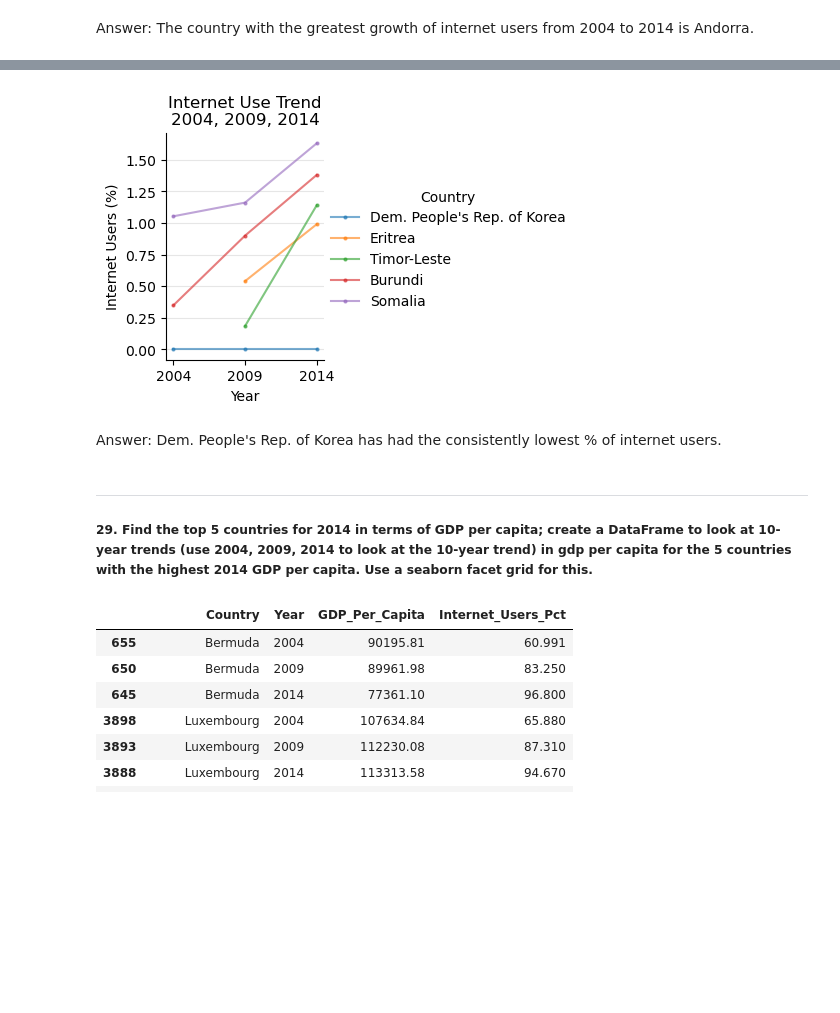
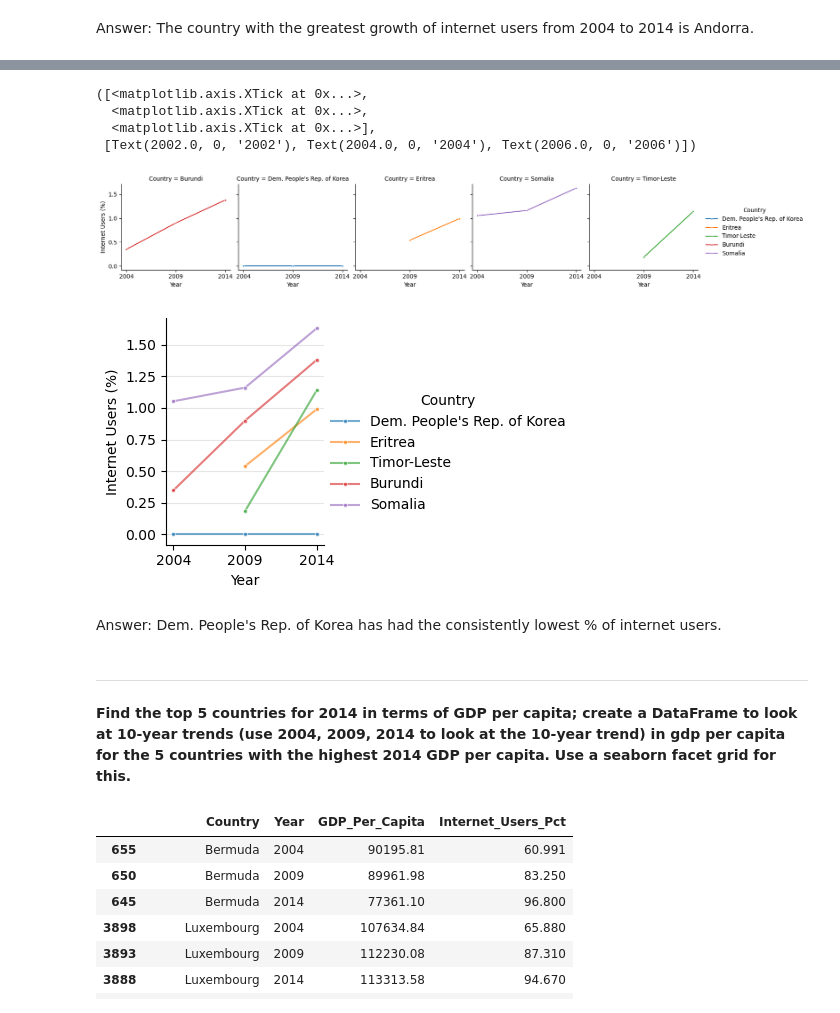
Before and after one commit to NSS-Full-Time-Data-Analytics-8/un_project-rkkocheran, a Jupyter notebook: notebooks/UN_project.ipynb, the cells around one changed output, grey strips where cells are left out. Cells and saved outputs as stored; diff of their text form; code cells hidden in the pictures; blank space fills up the shorter version.

```diff
--- a/notebooks/UN_project.ipynb
+++ b/notebooks/UN_project.ipynb
@@ -16,2 +15,4 @@ import seaborn as sns
 # %%
-gdp_df = pd.read_csv('../data/gdp_percapita.csv')
+gdp_df = pd.read_csv('../data/gdp_percapita.csv', nrows = 7176)
+print('\ngdp_df has', gdp_df.shape[0], 'rows and', gdp_df.shape[1], 'columns.')
+gdp_df
@@ -220,2 +210,3 @@ gdp_and_internet_use.tail(5)
 # %%
-gdp_and_internet_subset = gdp_and_internet_use.loc[gdp_and_internet_use['Year'].isin([2004, 2009, 2014])]
+gi_subset = gdp_and_internet_use.loc[gdp_and_internet_use['Year'].isin([2004, 2009, 2014])]
+gi_subset
@@ -244,4 +231,5 @@ gdp_and_internet_subset
 # %%
-gdp_internet_2004 = gdp_and_internet_subset.loc[(gdp_and_internet_subset['Year'] == 2004)]
-gdp_internet_2009 = gdp_and_internet_subset.loc[(gdp_and_internet_subset['Year'] == 2009)]
-gdp_internet_2014 = gdp_and_internet_subset.loc[(gdp_and_internet_subset['Year'] == 2014)]
+gi_2004 = gi_subset.loc[gi_subset['Year'] == 2004]
+gi_2009 = gi_subset.loc[gi_subset['Year'] == 2009]
+gi_2014 = gi_subset.loc[gi_subset['Year'] == 2014]
+gi_2004
@@ -493,5 +481,5 @@ gdp_internet_2014
 # %%
-bottom_5_internet_2014 = gdp_internet_2014[['Country', 'Internet_Users_Pct']].sort_values(by='Internet_Users_Pct').head()
-bottom_5_internet_2014 = list(bottom_5_internet_2014['Country'])
-bottom_5_internet = gdp_and_internet_subset.loc[gdp_and_internet_subset['Country'].isin(bottom_5_internet_2014)]
-#bottom_5_internet
+bot_5_net_2014 = gi_2014.nsmallest(5, 'Internet_Users_Pct')
+bot_5_net_2014 = list(bot_5_net_2014['Country'])
+bot_5_net = gi_subset.loc[gi_subset['Country'].isin(bot_5_net_2014)]
+bot_5_net
@@ -498,16 +502,26 @@ bottom_5_internet = gdp_and_internet_subset.loc[gdp_and_internet_subset['Country
 # %%
-g2 = sns.FacetGrid(bottom_5_internet, hue = 'Country', hue_order = bottom_5_internet_2014)
-g2.map(plt.plot, 'Year', 'Internet_Users_Pct', marker = 'o', markersize = 2, alpha = 0.6).add_legend()
+g2 = sns.FacetGrid(bot_5_net, col = 'Country', hue = 'Country', hue_order = bot_5_net_2014)
+g2.map(sns.lineplot, 'Year', 'Internet_Users_Pct', marker = 'o', markersize = 3).add_legend()
+g2.set(ylabel = 'Internet Users (%)')
 plt.xticks([2004, 2009, 2014])
-plt.ylabel('Internet Users (%)')
-plt.title('Internet Use Trend\n2004, 2009, 2014')
-plt.grid(True, axis = 'y', color = '0.9')
 # %% [output]
+([<matplotlib.axis.XTick at 0x...>,
+  <matplotlib.axis.XTick at 0x...>,
+  <matplotlib.axis.XTick at 0x...>],
+ [Text(2002.0, 0, '2002'), Text(2004.0, 0, '2004'), Text(2006.0, 0, '2006')])
-[figure, old version]
+[figure, new version]
+# %%
+g2 = sns.FacetGrid(bot_5_net, hue = 'Country', hue_order = bot_5_net_2014)
+g2.map(sns.lineplot, 'Year', 'Internet_Users_Pct', marker = 'o', markersize = 3, alpha = 0.6).add_legend()
+g2.set(ylabel = 'Internet Users (%)')
+plt.xticks([2004, 2009, 2014])
+plt.grid(axis = 'y', color = '0.9')
+# %% [output]
+[figure, added]
 # %% [markdown]
 Answer: Dem. People's Rep. of Korea has had the consistently lowest % of internet users.
 # %% [markdown]
 <hr>
 
-##### 29.	Find the top 5 countries for 2014 in terms of GDP per capita; create a DataFrame to look at 10-year trends (use 2004, 2009, 2014 to look at the 10-year trend) in gdp per capita for the 5 countries with the highest 2014 GDP per capita. Use a seaborn facet grid for this.
+**Find the top 5 countries for 2014 in terms of GDP per capita; create a DataFrame to look at 10-year trends (use 2004, 2009, 2014 to look at the 10-year trend) in gdp per capita for the 5 countries with the highest 2014 GDP per capita. Use a seaborn facet grid for this.**
 # %%
```
Also changed, not shown: parts of 69 cells of this notebook.
